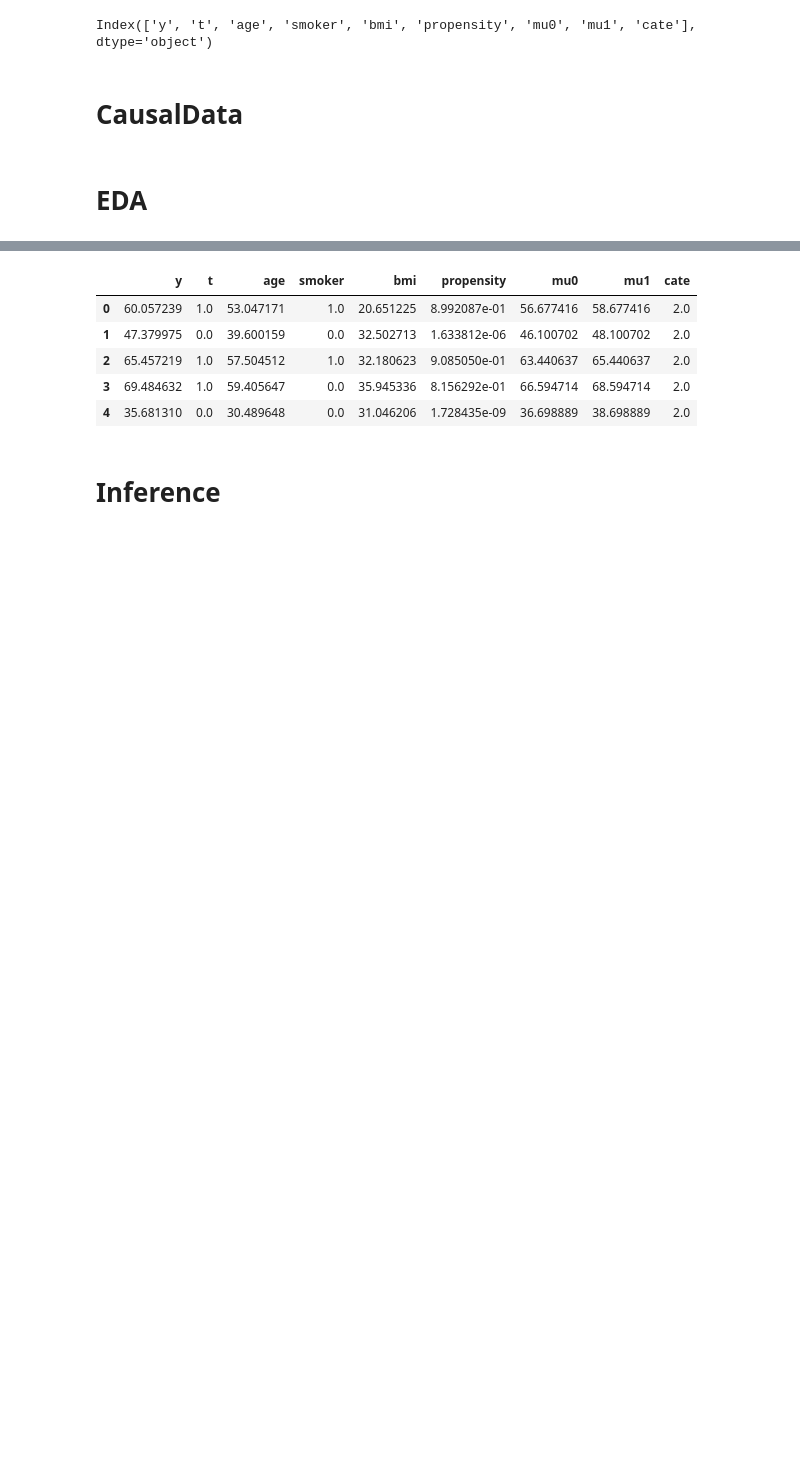
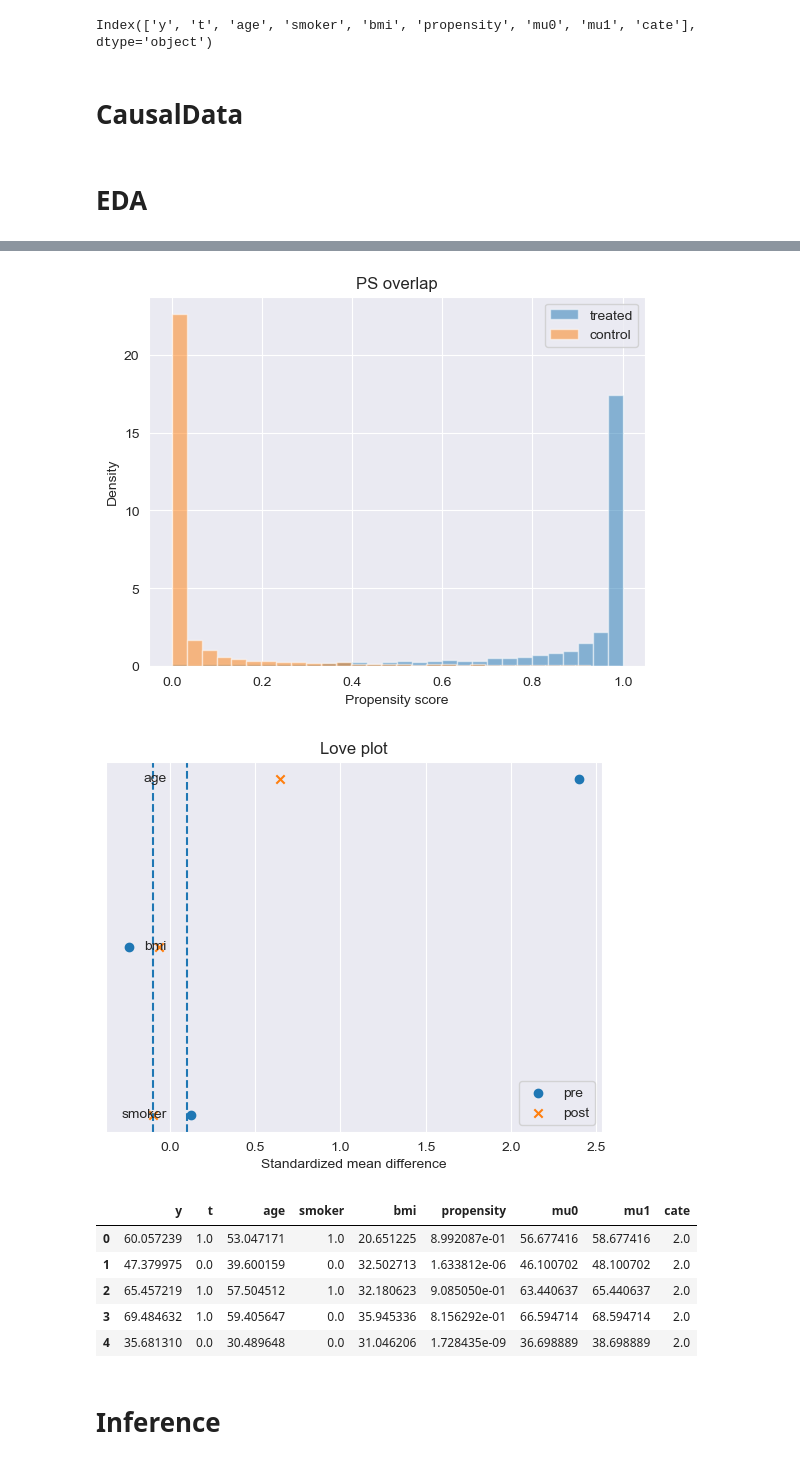
Before and after one commit to IoannMartynov/CausalKit, a Jupyter notebook: examples/some test.ipynb, the cells around one changed output, grey strips where cells are left out. Drawn from its saved outputs; the diff is of its cells as text; code cells hidden in the pictures; blank space fills up the shorter version.

```diff
--- a/examples/some test.ipynb
+++ b/examples/some test.ipynb
@@ -25,3 +26,13 @@ Index(['y', 't', 'age', 'smoker', 'bmi', 'propensity', 'mu0', 'mu1', 'cate'], dt
 # CausalData
 # %% [markdown]
 # EDA
+# %%
+causal_data = CausalData(
+    df=df,
+    treatment="t",
+    target="y",
+    confounders=["age", "smoker", "bmi"]
+)
+
+eda = CausalEDA(causal_data)
+report = eda.design_report()
@@ -28,3 +77,12 @@ Index(['y', 't', 'age', 'smoker', 'bmi', 'propensity', 'mu0', 'mu1', 'cate'], dt
+# %%
+# Plots
+ps = eda.fit_propensity()
+eda.plot_ps_overlap(ps)
+bal = eda.balance_table(ps)
+eda.love_plot(bal)
+# %% [output]
+[figure, added]
+[figure, added]
 # %%
 df.head()
 # %% [output]
```
Also changed, not shown: parts of 6 cells of this notebook, 19 other files.
